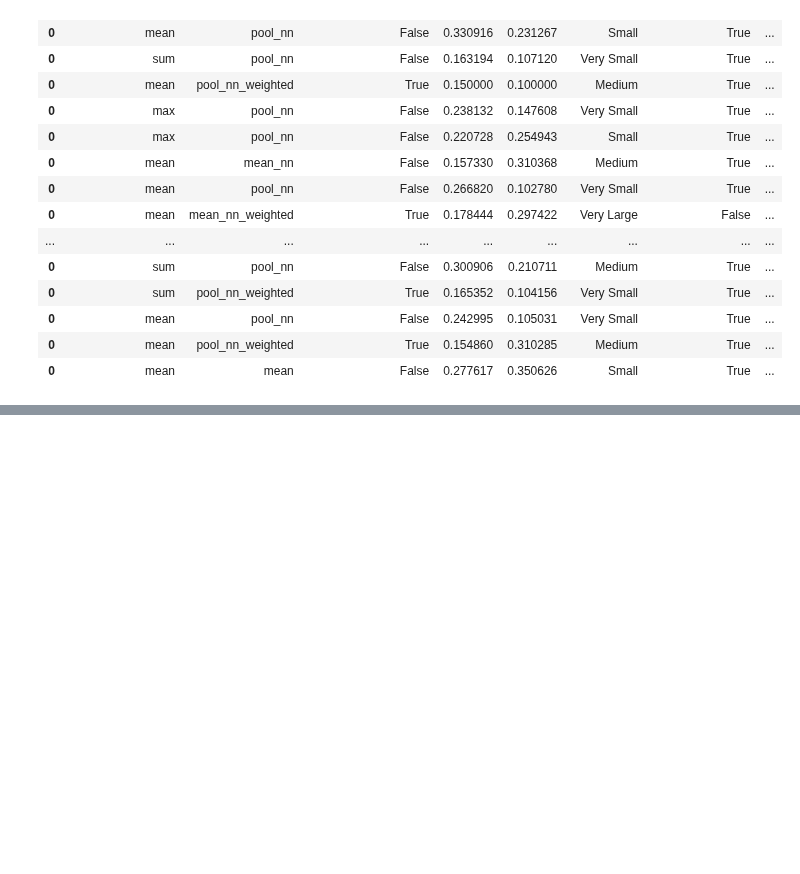
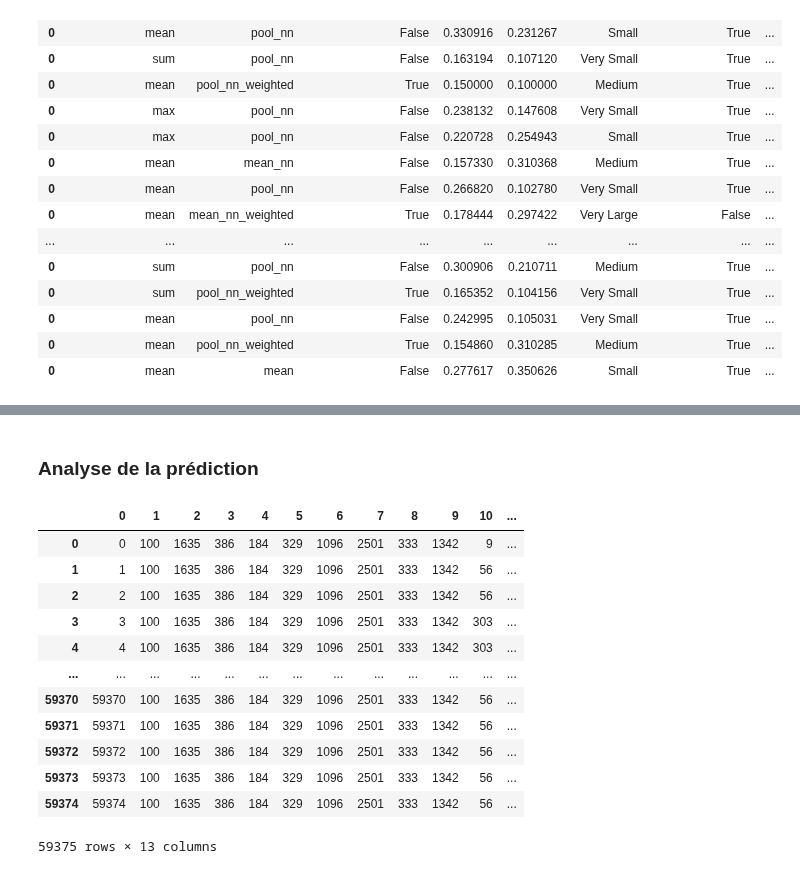
Before and after one commit to treb93/pyhm, a Jupyter notebook: gnn/debug.ipynb, the cells around one changed output, grey strips where cells are left out. Saved outputs shown, nothing was run; the diff lists cells and outputs as text; code cells hidden in the pictures; blank space fills up the shorter version.

```diff
--- a/gnn/debug.ipynb
+++ b/gnn/debug.ipynb
@@ -613,0 +829,20 @@ plt.show()
+# %% [markdown]
+### Analyse de la prédiction
+# %%
+import pandas as pd
+raw_prediction = pd.read_pickle('../pickles/gnn_recommandations_raw.pkl')
+raw_prediction
+# %% [output]
+|  | 0 | 1 | 2 | 3 | 4 | 5 | 6 | 7 | 8 | 9 | 10 | ... |
+| 0 | 0 | 100 | 1635 | 386 | 184 | 329 | 1096 | 2501 | 333 | 1342 | 9 | ... |
+| 1 | 1 | 100 | 1635 | 386 | 184 | 329 | 1096 | 2501 | 333 | 1342 | 56 | ... |
+| 2 | 2 | 100 | 1635 | 386 | 184 | 329 | 1096 | 2501 | 333 | 1342 | 56 | ... |
+| 3 | 3 | 100 | 1635 | 386 | 184 | 329 | 1096 | 2501 | 333 | 1342 | 303 | ... |
+| 4 | 4 | 100 | 1635 | 386 | 184 | 329 | 1096 | 2501 | 333 | 1342 | 303 | ... |
+| ... | ... | ... | ... | ... | ... | ... | ... | ... | ... | ... | ... | ... |
+| 59370 | 59370 | 100 | 1635 | 386 | 184 | 329 | 1096 | 2501 | 333 | 1342 | 56 | ... |
+| 59371 | 59371 | 100 | 1635 | 386 | 184 | 329 | 1096 | 2501 | 333 | 1342 | 56 | ... |
+| 59372 | 59372 | 100 | 1635 | 386 | 184 | 329 | 1096 | 2501 | 333 | 1342 | 56 | ... |
+| 59373 | 59373 | 100 | 1635 | 386 | 184 | 329 | 1096 | 2501 | 333 | 1342 | 56 | ... |
+| 59374 | 59374 | 100 | 1635 | 386 | 184 | 329 | 1096 | 2501 | 333 | 1342 | 56 | ... |
+59375 rows × 13 columns
```
Also changed, not shown: parts of 68 cells of this notebook, 13 other files.
